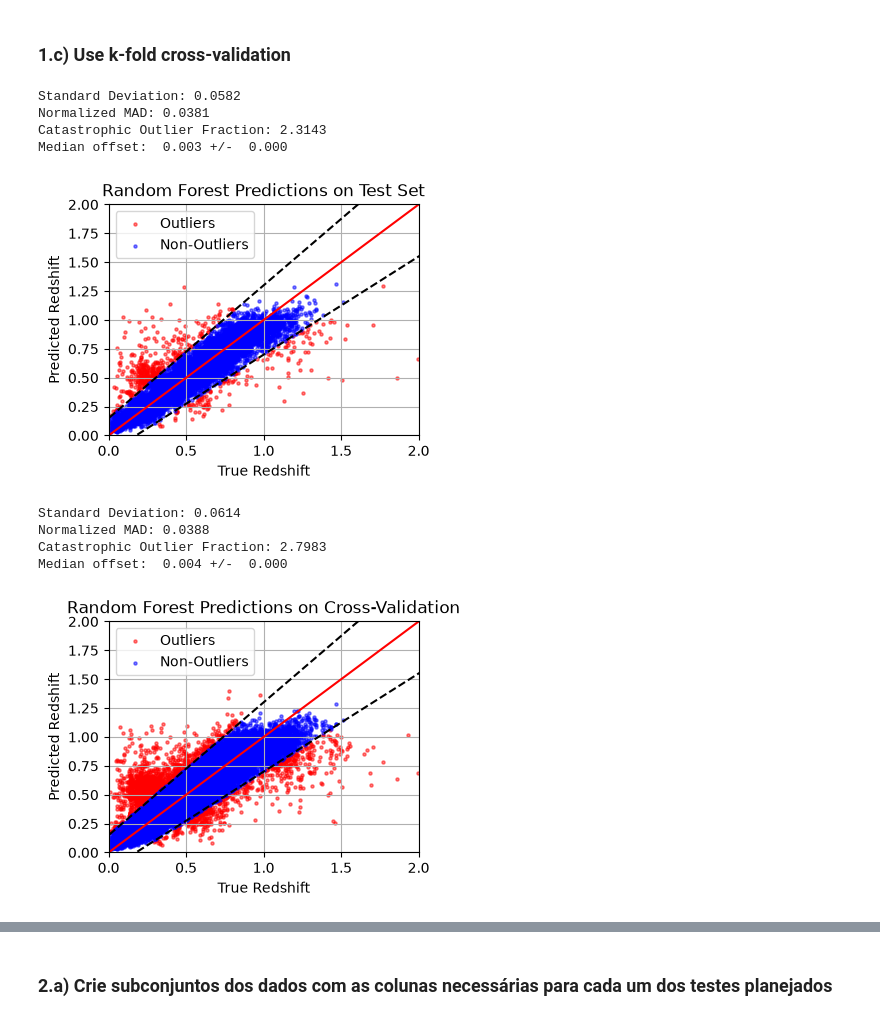
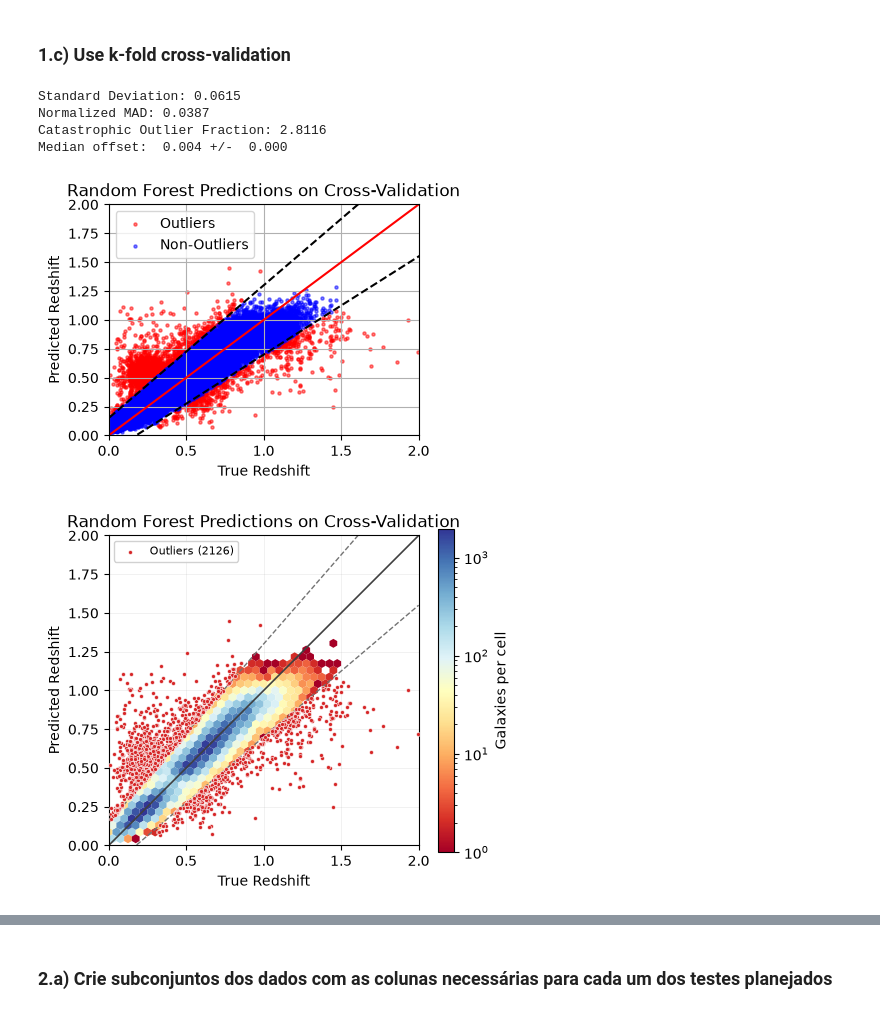
Before and after one commit to isasmatos/IA_school_CBPF_2026, a Jupyter notebook: notebooks/Aula-2/Aula-2b_PZ_est+metrics.ipynb, the cells around one changed output, grey strips where cells are left out. Drawn from its saved outputs; the diff is of its cells as text; code cells hidden in the pictures.

```diff
--- a/notebooks/Aula-2/Aula-2b_PZ_est+metrics.ipynb
+++ b/notebooks/Aula-2/Aula-2b_PZ_est+metrics.ipynb
@@ -249,22 +245,14 @@ rf = RandomForestRegressor(n_estimators=50,
 
 y_pred_cross_val = cross_val_predict(rf, mags, redshifts, cv=n_folds)
 # %%
-# Results on test set
-_ = calculate_metrics(y_test, y_pred_rf)
-_ = plot_predictions(y_test, y_pred_rf, "Random Forest Predictions on Test Set")
-
 # Results on cross-validation - more realistic!
 _ = calculate_metrics(redshifts, y_pred_cross_val)
 _ = plot_predictions(redshifts, y_pred_cross_val, "Random Forest Predictions on Cross-Validation")
 _ = plot_predictions_density(redshifts, y_pred_cross_val, "Random Forest Predictions on Cross-Validation", cmap='RdYlBu')
 # %% [output]
-Standard Deviation: 0.0582
-Normalized MAD: 0.0381
-Catastrophic Outlier Fraction: 2.3143
-Median offset:  0.003 +/-  0.000
+Standard Deviation: 0.0615
+Normalized MAD: 0.0387
+Catastrophic Outlier Fraction: 2.8116
+Median offset:  0.004 +/-  0.000
-[figure, old version]
+[figure, new version]
-Standard Deviation: 0.0614
-Normalized MAD: 0.0388
-Catastrophic Outlier Fraction: 2.7983
-Median offset:  0.004 +/-  0.000
-[figure, old version]
+[figure, new version]
```
Also changed, not shown: parts of 32 cells of this notebook.
